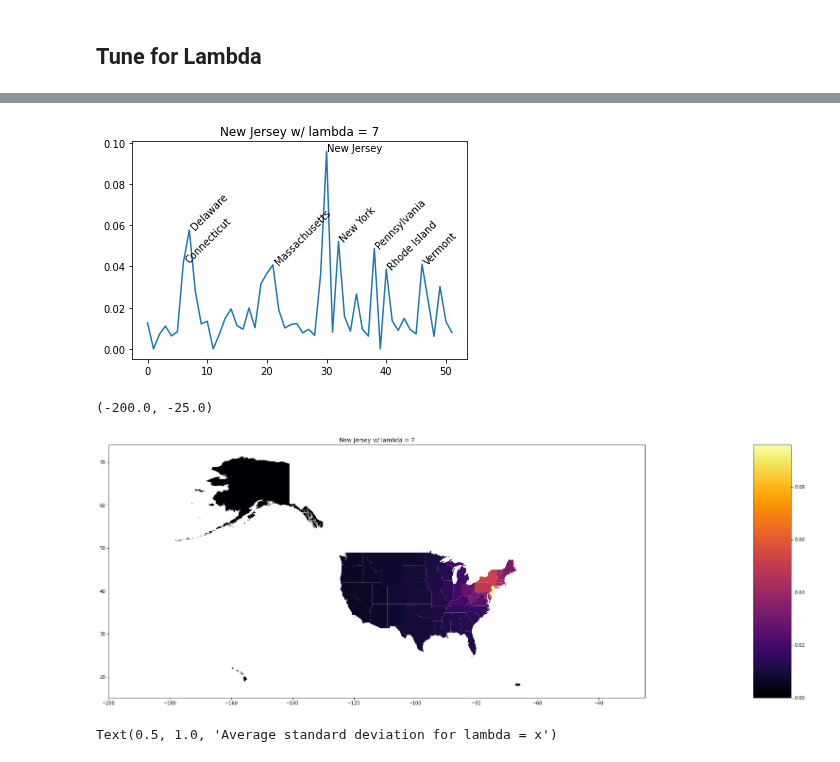
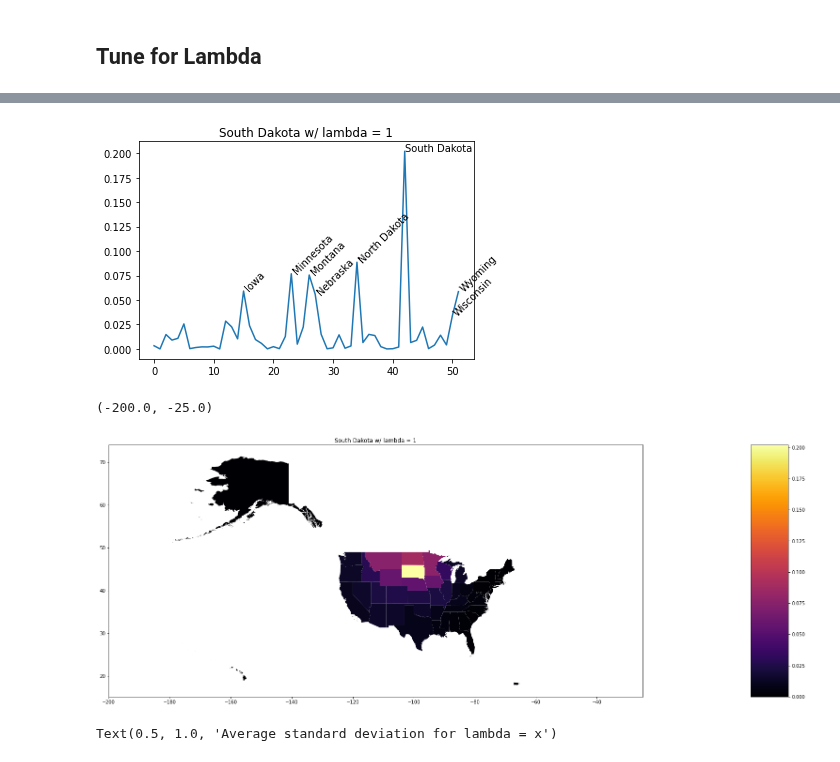
Before and after one commit to kevin-q2/Covid_Diffusion, a Jupyter notebook: analysis/diffusion_kernel.ipynb, the cells around one changed output, grey strips where cells are left out. Saved outputs shown, nothing was run; the diff lists cells and outputs as text; code cells hidden in the pictures.

```diff
--- a/analysis/diffusion_kernel.ipynb
+++ b/analysis/diffusion_kernel.ipynb
@@ -76,6 +70,6 @@ nmfed.y_table.columns = state_norm.dataframe.columns
 # %% [markdown]
 ## Tune for Lambda
 # %%
-lambd = 7
+lambd = 1
 Kinv = I + lambd * L
 K = np.linalg.inv(Kinv)
@@ -92,22 +76,22 @@ array([[29.,  0.,  0., ...,  0.,  0.,  0.],
 # %%
 diff = pd.DataFrame(K, columns = state_adj.columns, index = state_adj.index)
 
-state = 'New Jersey'
+state = 'South Dakota'
 quant = diff.loc[:,state].quantile(0.85)
 gep = diff.loc[:,state]
 gep.index = range(len(gep.index))
 cords = gep.loc[gep >= quant]
 
 diff.loc[:,state].plot()
 for point in cords.index:
     if diff.index[point] != state:
         plt.annotate(diff.index[point], (point, cords.loc[point]), rotation=45)
     else:
         plt.annotate(diff.index[point], (point, cords.loc[point]))
 plt.title(state + ' w/ lambda = ' + str(lambd))
 plt.show()
 # %% [output]
-[figure, old version]
+[figure, new version]
 # %%
 color_col = []
 for state2 in state_map.NAME:
@@ -121,7 +105,7 @@ ax.set_title(state + ' w/ lambda = ' + str(lambd))
 ax.set_xlim(-200,-25)
 # %% [output]
 (-200.0, -25.0)
-[figure, old version]
+[figure, new version]
 # %%
 x = range(1,100)
 y = []
```
Also changed, not shown: parts of 10 cells of this notebook, 5 other files.
